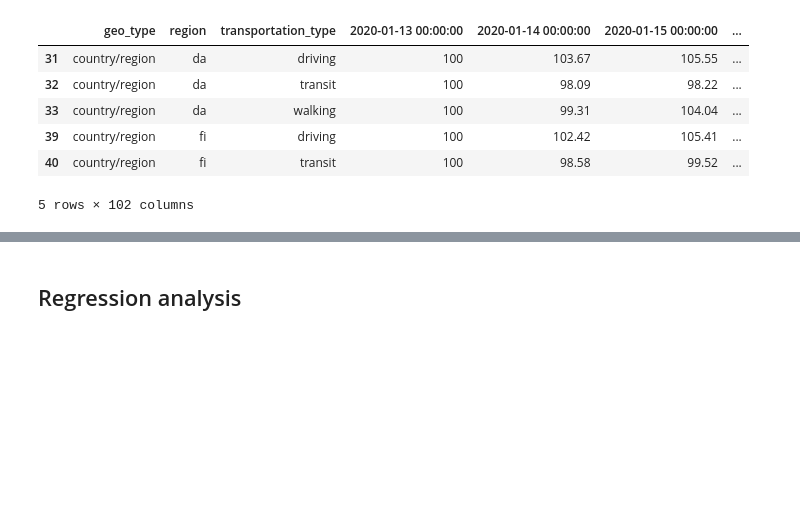
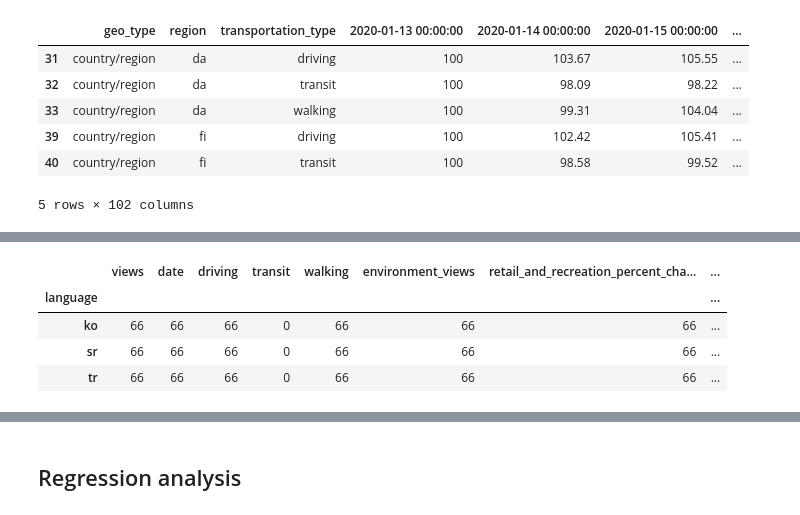
Before and after one commit to epfl-ada/ada-2022-project-wetried, a Jupyter notebook: Exploration corona.ipynb, the cells around one changed output, grey strips where cells are left out. Drawn from its saved outputs; the diff is of its cells as text; code cells hidden in the pictures; blank space fills up the shorter version.

```diff
--- a/Exploration corona.ipynb
+++ b/Exploration corona.ipynb
@@ -696,0 +726,8 @@ final_merge.describe()
+# %%
+final_merge[final_merge.transit.isnull()].groupby('language').count()
+# %% [output]
+|  | views | date | driving | transit | walking | environment_views | retail_and_recreation_percent_cha... | ... |
+| language |  |  |  |  |  |  |  | ... |
+| ko | 66 | 66 | 66 | 0 | 66 | 66 | 66 | ... |
+| sr | 66 | 66 | 66 | 0 | 66 | 66 | 66 | ... |
+| tr | 66 | 66 | 66 | 0 | 66 | 66 | 66 | ... |
```
Also changed, not shown: parts of 32 cells of this notebook.
